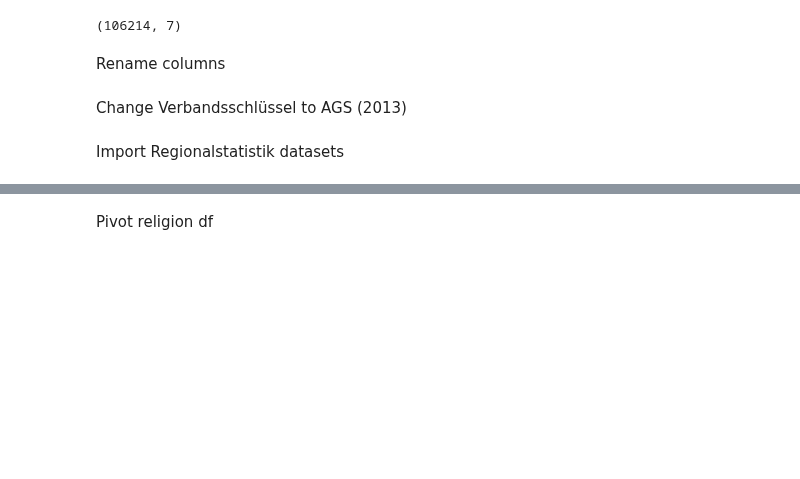
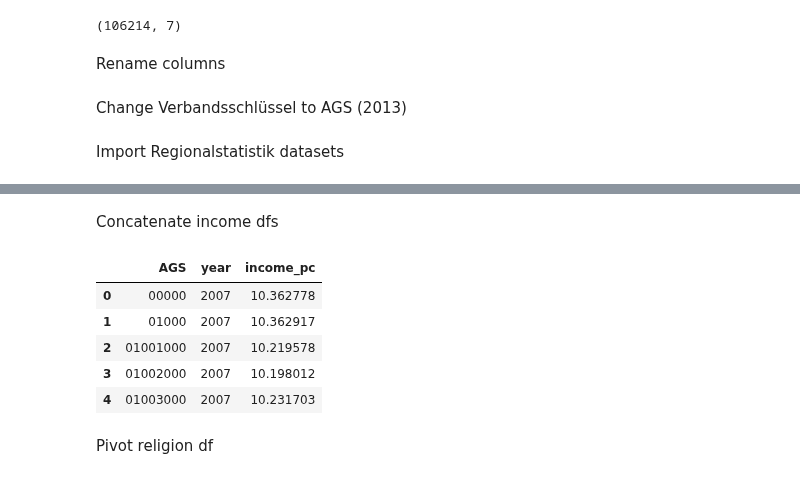
Before and after one commit to jan-schaeffer/powerlinemonsters, a Jupyter notebook: controls_prep.ipynb, the cells around one changed output, grey strips where cells are left out. Saved outputs shown, nothing was run; the diff lists cells and outputs as text; code cells hidden in the pictures; blank space fills up the shorter version.

```diff
--- a/controls_prep.ipynb
+++ b/controls_prep.ipynb
@@ -70,0 +72,24 @@ for year, file in rs_dfs_2.items():
+# %%
+for year, df in income.items():
+    # fix AGS
+    income[year]['AGS'] = income[year]['AGS'].astype(str)
+    income[year]['AGS'] = np.where(income[year]['AGS'].str.len() < 6, income[year]['AGS'] + '0'*3, income[year]['AGS']) # add trailing 000 for kreisfreie Städte (AGS has 4-5 digits before, 7-8 after)
+    income[year]['AGS'] = np.where(income[year]['AGS'].str.len() < 8, '0' + income[year]['AGS'], income[year]['AGS']) # add leading 0 for state ids < 10 (AGS has 7 digits)
+    # read in AGS transition dataset
+    ags_trans = pd.read_csv(f'{path}/data/ags_transition.csv', usecols=[f'AGS_{year}', 'AGS_2013'], converters={f'AGS_{year}': str, 'AGS_2013': str})
+    # merge income[year] with ags trans
+    income[year] = income[year].merge(ags_trans, left_on='AGS', right_on=f'AGS_{year}', how='left', indicator=True)
+    print(income[year]._merge.value_counts())
+    # delete old AGS and rename
+    income[year]['AGS'] = np.where(income[year]['AGS_2013'].notna(), income[year]['AGS_2013'], income[year]['AGS'])
+    income[year] = income[year].drop(['AGS_2013', f'AGS_{year}'], axis=1)
+    # move AGS to front
+    AGS = income[year].pop('AGS')
+    income[year].insert(0, 'AGS', AGS)
+    # rename columns
+    col_names = ['AGS', 'year', 'GEN', 'taxable_persons', 'total_income', 'taxes', 'merge']
+    income[year].columns = col_names
+    # compute income per capita
+    income[year]['income_pc'] = np.log(income[year]['total_income'] / income[year]['taxable_persons'] * 1000)
+    # subset df
+    income[year] = income[year][['AGS', 'year', 'income_pc']]
@@ -71,3 +109,15 @@ for year, file in rs_dfs_2.items():
+# %% [markdown]
+Concatenate income dfs
+# %%
+income = pd.concat(income.values())
+income.head()
+# %% [output]
+|  | AGS | year | income_pc |
+| 0 | 00000 | 2007 | 10.362778 |
+| 1 | 01000 | 2007 | 10.362917 |
+| 2 | 01001000 | 2007 | 10.219578 |
+| 3 | 01002000 | 2007 | 10.198012 |
+| 4 | 01003000 | 2007 | 10.231703 |
 # %% [markdown]
 Pivot religion df
 # %%
```
Also changed, not shown: parts of 12 cells of this notebook, 2 other files.
